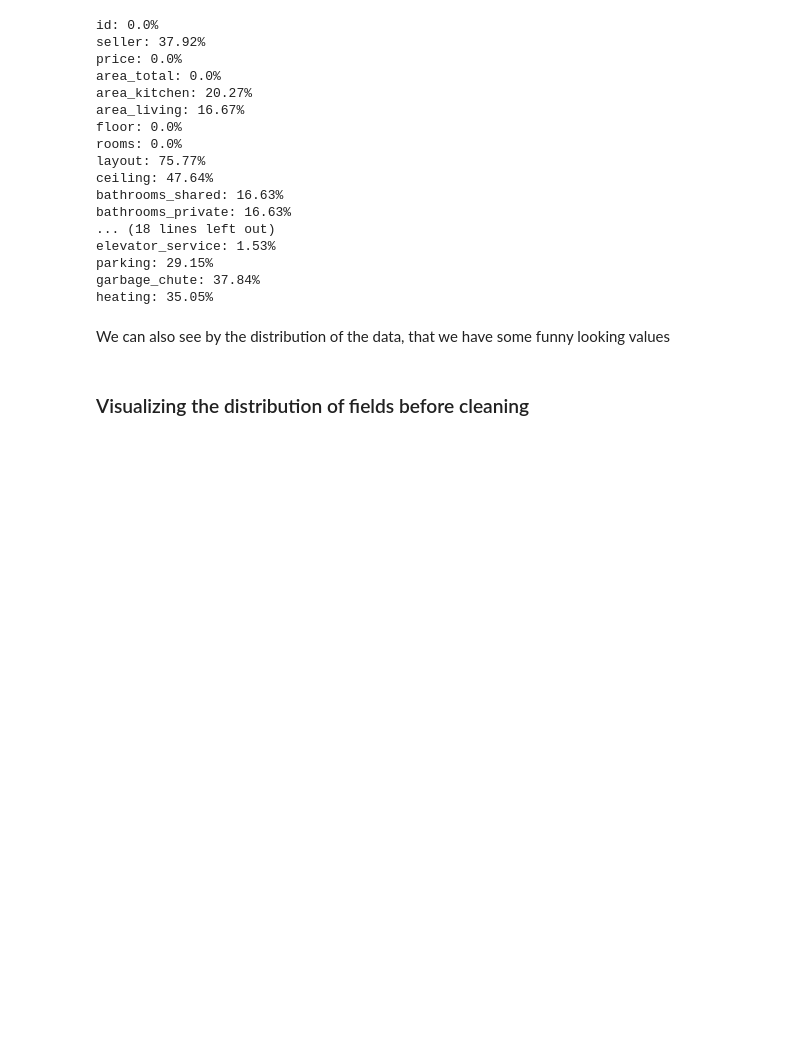
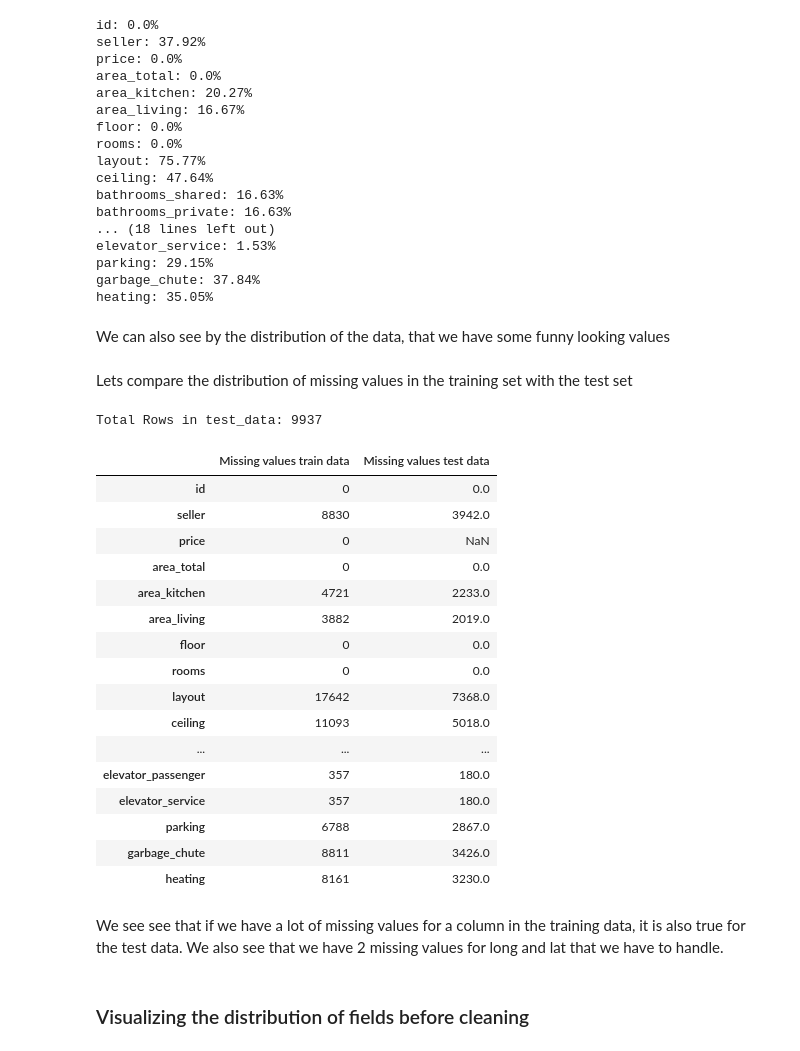
Before and after one commit to Olaussen/TDT4173_group69, a Jupyter notebook: src/notebook.ipynb, the cells around one changed output. Saved outputs shown, nothing was run; the diff lists cells and outputs as text; code cells hidden in the pictures; blank space fills up the shorter version.

```diff
--- a/src/notebook.ipynb
+++ b/src/notebook.ipynb
@@ -154,6 +157,37 @@ garbage_chute: 37.84%
 heating: 35.05%
 # %% [markdown]
 We can also see by the distribution of the data, that we have some funny looking values
+# %% [markdown]
+Lets compare the distribution of missing values in the training set with the test set
+# %%
+merged_test = preprocessor.merged_test
+print("Total Rows in test_data:",len(merged_test))
+merged_test_nulls = merged_test.isnull().sum()
+merged_nulls = merged.isnull().sum()
+merged_test_nulls_df = merged_test_nulls.to_frame().rename(columns={0:'Missing values test data'})
+merged_nulls_df = merged_nulls.to_frame().rename(columns={0:'Missing values train data'})
+pd.concat([merged_nulls_df,merged_test_nulls_df], axis=1)
+# %% [output]
+Total Rows in test_data: 9937
+|  | Missing values train data | Missing values test data |
+| id | 0 | 0.0 |
+| seller | 8830 | 3942.0 |
+| price | 0 | NaN |
+| area_total | 0 | 0.0 |
+| area_kitchen | 4721 | 2233.0 |
+| area_living | 3882 | 2019.0 |
+| floor | 0 | 0.0 |
+| rooms | 0 | 0.0 |
+| layout | 17642 | 7368.0 |
+| ceiling | 11093 | 5018.0 |
+| ... | ... | ... |
+| elevator_passenger | 357 | 180.0 |
+| elevator_service | 357 | 180.0 |
+| parking | 6788 | 2867.0 |
+| garbage_chute | 8811 | 3426.0 |
+| heating | 8161 | 3230.0 |
+# %% [markdown]
+We see see that if we have a lot of missing values for a column in the training data, it is also true for the test data. We also see that we have 2 missing values for long and lat that we have to handle.
 # %% [markdown]
 ### Visualizing the distribution of fields before cleaning
 # %%
```
Also changed, not shown: parts of 2 cells of this notebook, 3 other files.
